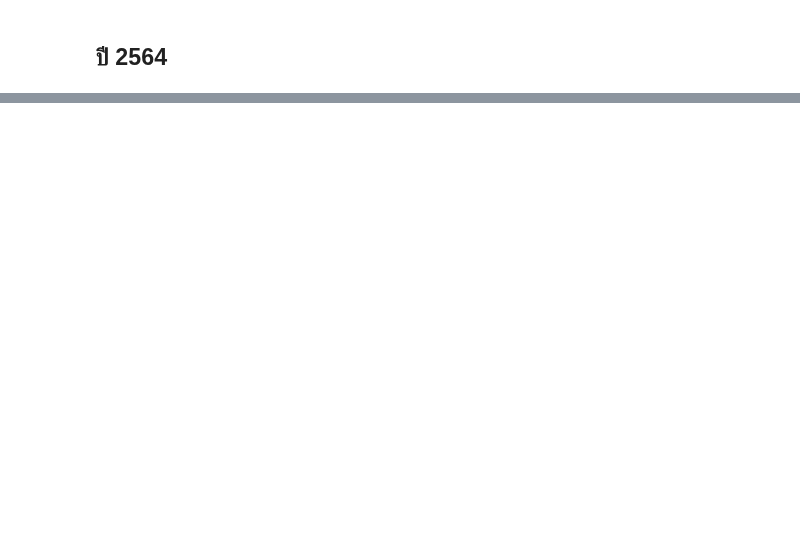
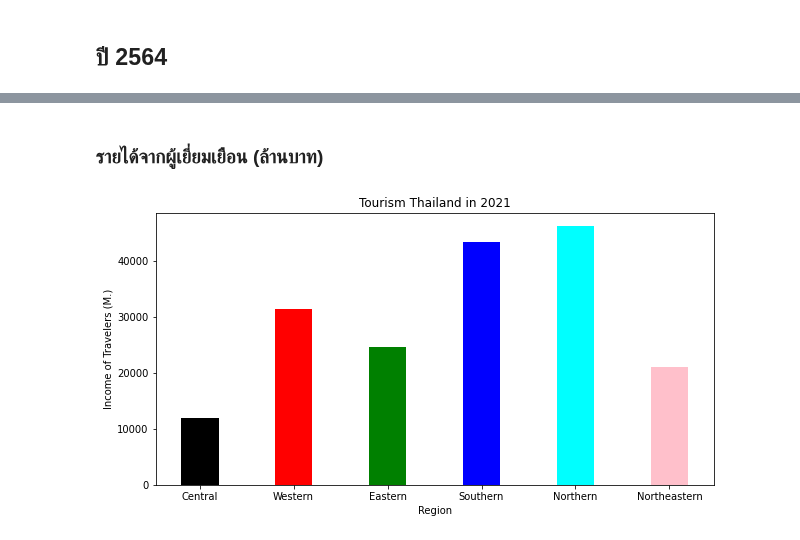
Before and after one commit to SupidchayaTangkidwanich/multivariate, a Jupyter notebook: EDM.ipynb, the cells around one changed output, grey strips where cells are left out. Saved outputs shown, nothing was run; the diff lists cells and outputs as text; code cells hidden in the pictures; blank space fills up the shorter version.

```diff
--- a/EDM.ipynb
+++ b/EDM.ipynb
@@ -870,0 +877,19 @@ plt.show();
+# %% [markdown]
+### รายได้จากผู้เยี่ยมเยือน (ล้านบาท)
+# %%
+data2564 = {'Central':11909.5262, 'Western':31451.24, 'Eastern':24693.95,'Southern':43358.27,'Northern':46220.93,'Northeastern':21016.4}
+courses = list(data2564.keys())
+values = list(data2564.values())
+
+fig = plt.figure(figsize = (10, 5))
+
+# creating the bar plot
+plt.bar(courses, values, color=['black', 'red', 'green', 'blue', 'cyan','pink'],
+        width = 0.4)
+
+plt.xlabel("Region")
+plt.ylabel("Income of Travelers (M.)")
+plt.title("Tourism Thailand in 2021")
+plt.show();
+# %% [output]
+[figure, added]
```
Also changed, not shown: parts of 4 cells of this notebook.
